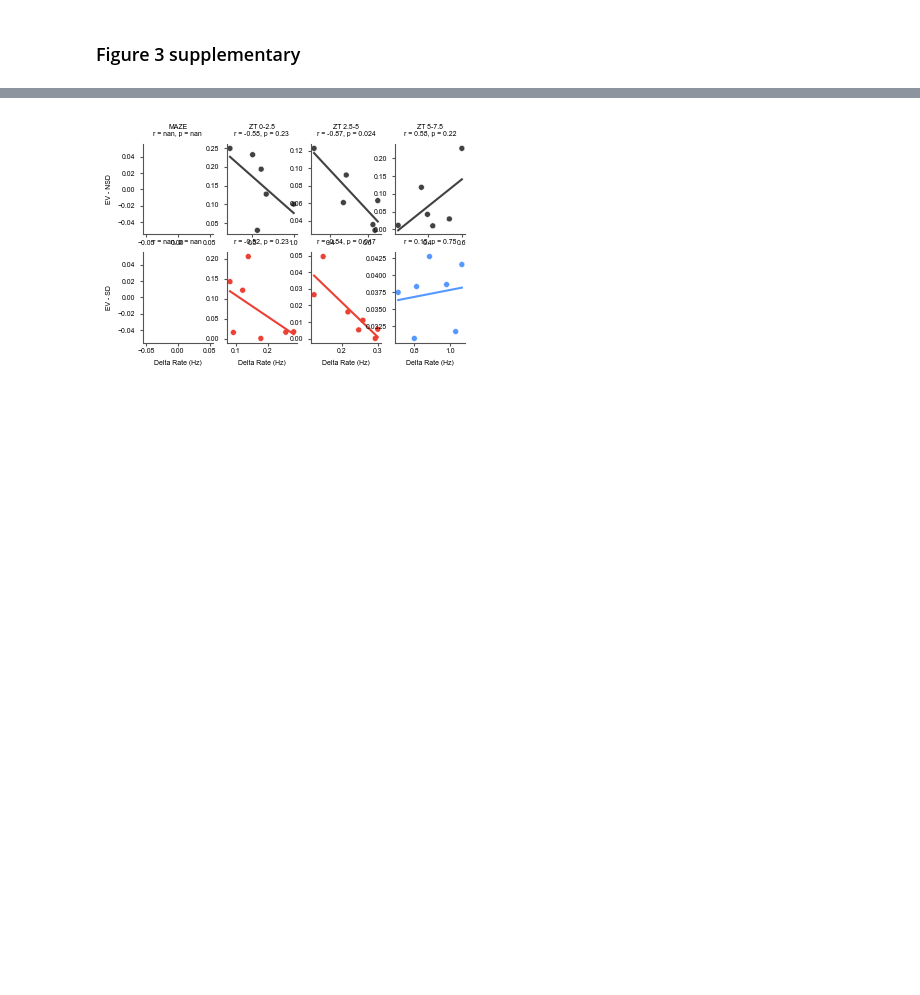
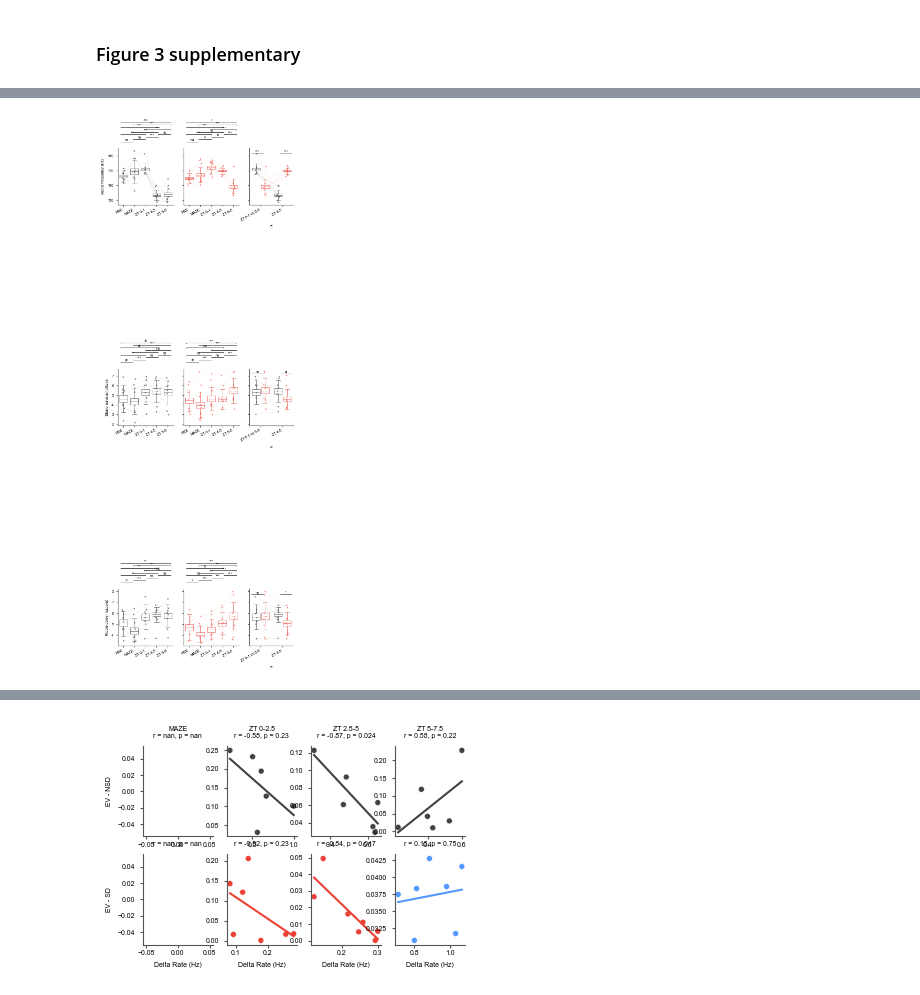
Before and after one commit to diba-lab/sleep_loss_hippocampal_replay, a Jupyter notebook: analysis_and_figure_code/sleep_deprivation/figures/sd_figure3_supp.ipynb, the cells around one changed output, grey strips where cells are left out. Cells and saved outputs as stored; diff of their text form; code cells hidden in the pictures; blank space fills up the shorter version.

```diff
--- a/analysis_and_figure_code/sleep_deprivation/figures/sd_figure3_supp.ipynb
+++ b/analysis_and_figure_code/sleep_deprivation/figures/sd_figure3_supp.ipynb
@@ -21,0 +43,67 @@ grpdata = subjects.GroupData()
+# %%
+rpl_prop = grpdata.ripple_1h_blocks_bootstrap_session_ripples
+rpl_prop_sess = grpdata.ripple_features_1h_blocks
+rpl_sess_mean = (
+    rpl_prop_sess.groupby(["grp", "zt", "session"], sort=False)
+    .mean(numeric_only=True)
+    .reset_index()
+)
+
+rpl_prop = add_zt_str(rpl_prop, epoch_str=("0-1", "4-5", "5-6"))
+rpl_sess_mean = add_zt_str(rpl_sess_mean, epoch_str=("0-1", "4-5", "5-6"))
+
+fig = subjects.SdFig().fig1_supp(8, 8)
+y_labels = [
+    "Ripple frequency (Hz)",
+    "Sharp wave amplitude",
+    "Ripple power (zscore)",
+]
+colors = subjects.colors_sd(1)
+colors_light = subjects.colors_sd_light(1)
+ylims = [[145, 185], [2, 8], [3, 8]]
+results_list = []
+for d, param in enumerate(["peak_freq", "sw_amp", "ripple_power"]):
+    fig_row = 3 * d + 1
+    subfig = fig.add_subfigure(fig.gs[fig_row : fig_row + 1, :4])
+    axs = subfig.subplots(1, 3, sharey=True, width_ratios=[1.5, 1.5, 1.2])
+    for g, grp in enumerate(["NSD", "SD"]):
+        mean_df = rpl_sess_mean[rpl_sess_mean.grp == grp]
+        param_df = rpl_prop[rpl_prop.grp == grp]
+
+        ax = axs[g]
+
+        p1 = Plotter(data=param_df, x="zt", y=param, ax=ax)
+        results_list.append(p1.boxplot_sd2(palette=[colors[g]], zorder=3).stat_anot(
+            stat_within=get_bootstrap_prob_paired, alpha_within=[0.025, 0.005, 0.0005], fontsize=5, verbose=True, prepend=(grp, param),
+        ))
+
+        p2 = Plotter(data=mean_df, x="zt", y=param, ax=ax)
+        p2.striplineplot_sd(palette=[colors_light[g]])
+
+        ax.legend("", frameon=False)
+        ax.set_xlabel("")
+        if g == 0:
+            ax.set_ylabel(y_labels[d])
+        else:
+            ax.set_ylabel("")
+
+    ax = axs[2]
+    df = get_nsd_vs_sd_df(rpl_prop, block_size=1)
+    df2 = get_nsd_vs_sd_df(rpl_sess_mean, block_size=1)
+
+    p1 = Plotter(data=df, x="zt", y=param, hue="grp", hue_order=["NSD", "SD"], ax=ax)
+    results_list.append(p1.boxplot_sd2(palette=colors, zorder=3).stat_anot_sd(
+        stat_across=get_bootstrap_prob,
+        alpha_across=[0.05, 0.01, 0.001],
+        fontsize=5,
+        verbose=True,
+        prepend=("between", param)
+    ))
+    p2 = Plotter(data=df2, x="zt", y=param, hue="grp", hue_order=["NSD", "SD"], ax=ax)
+    p2.striplineplot_sd(palette=colors_light)
+
+    ax.set_ylabel("")
+    # ax.set_ylim(*ylims[d])
+
+fig.savefig(subjects.figpath_sd / "ripple_1h_properties", format="svg")
+# %% [output]
@@ -21,0 +127 @@ grpdata = subjects.GroupData()
+[figure, added]
```
Also changed, not shown: parts of 20 cells of this notebook, 26 other files.
